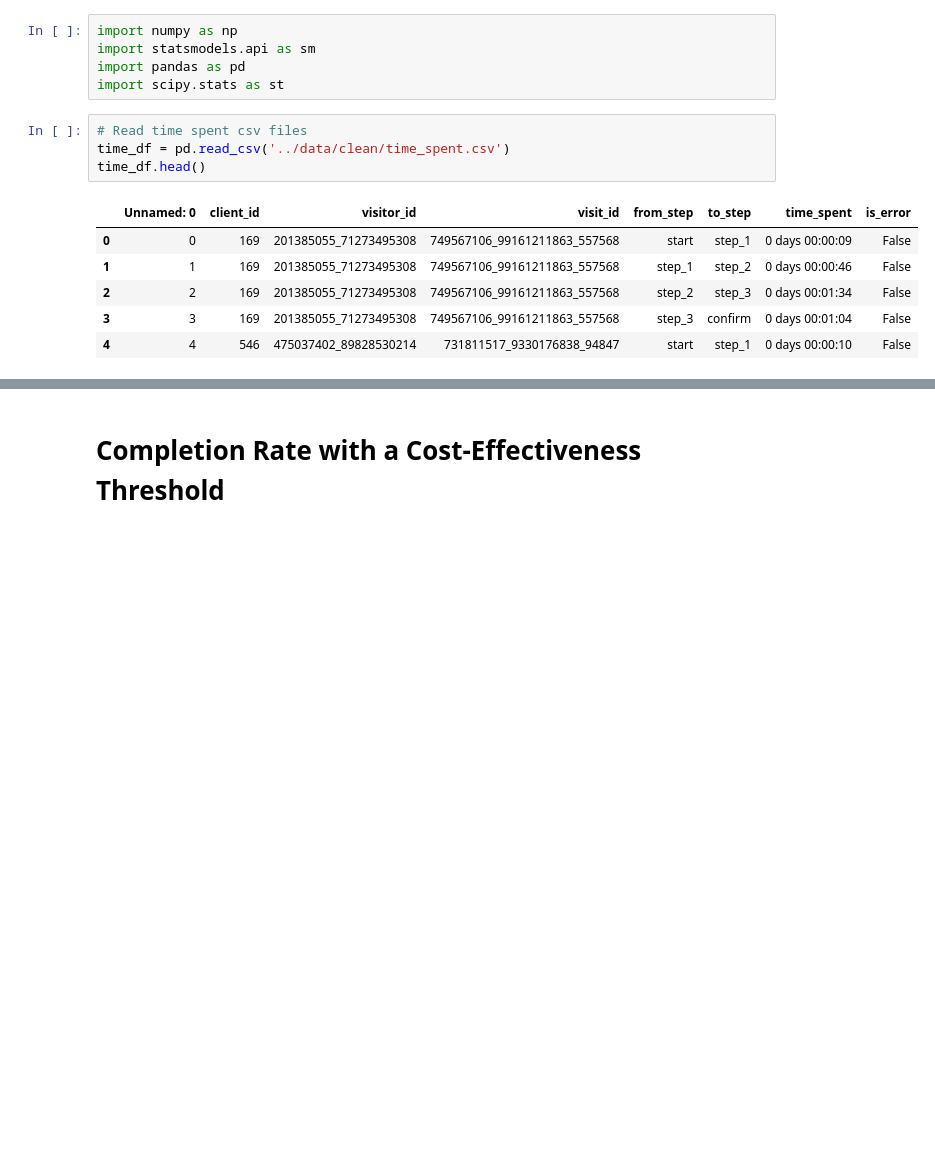
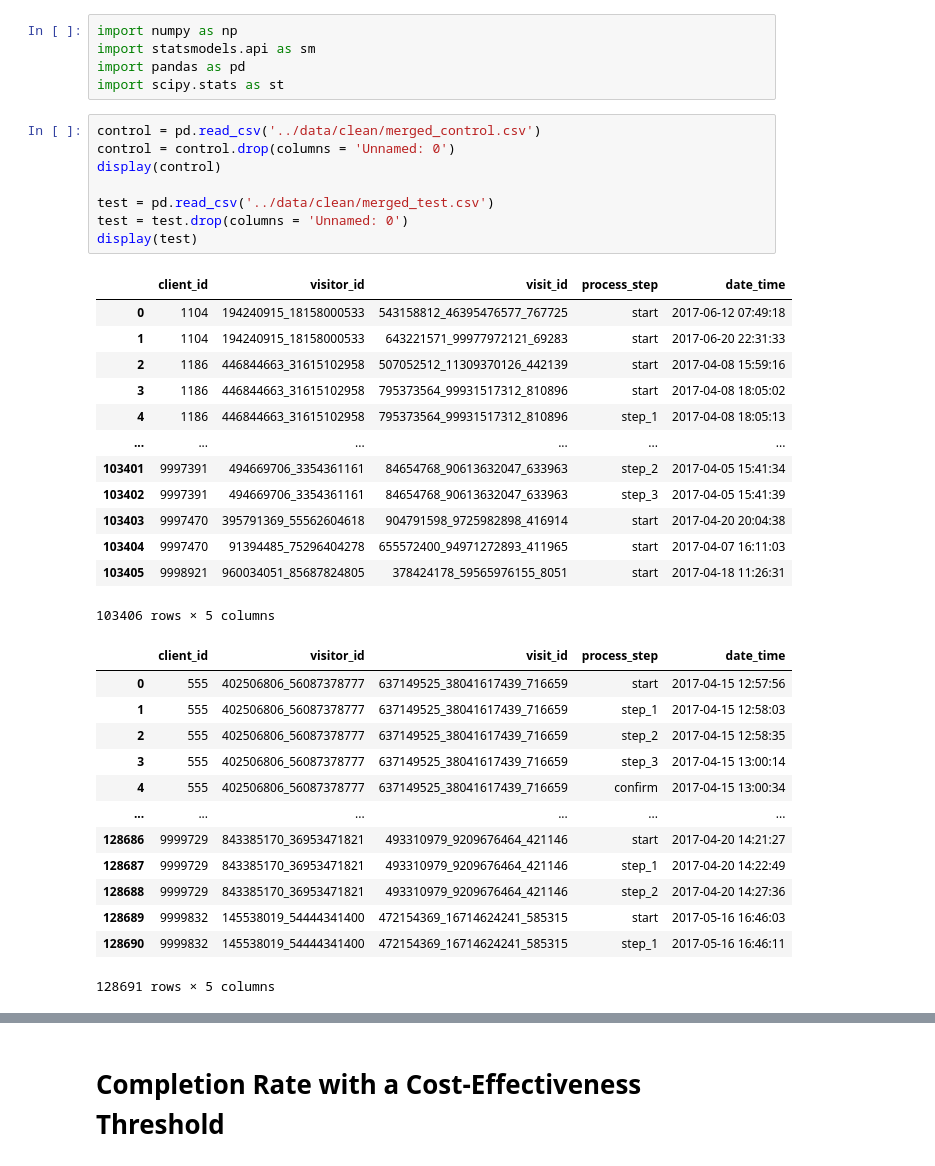
Before and after one commit to johannapfeil/vanguard-ab-test, a Jupyter notebook: notebooks/Hypothesis_Testing.ipynb, the cells around one changed output, grey strips where cells are left out. Cells and saved outputs as stored; diff of their text form; blank space fills up the shorter version.

```diff
--- a/notebooks/Hypothesis_Testing.ipynb
+++ b/notebooks/Hypothesis_Testing.ipynb
@@ -14,14 +14,38 @@ import statsmodels.api as sm
 import pandas as pd
 import scipy.stats as st
 # %%
-# Read time spent csv files
-time_df = pd.read_csv('../data/clean/time_spent.csv')
-time_df.head()
+control = pd.read_csv('../data/clean/merged_control.csv')
+control = control.drop(columns = 'Unnamed: 0')
+display(control)
+
+test = pd.read_csv('../data/clean/merged_test.csv')
+test = test.drop(columns = 'Unnamed: 0')
+display(test)
 # %% [output]
-|  | Unnamed: 0 | client_id | visitor_id | visit_id | from_step | to_step | time_spent | is_error |
-| 0 | 0 | 169 | 201385055_71273495308 | 749567106_99161211863_557568 | start | step_1 | 0 days 00:00:09 | False |
-| 1 | 1 | 169 | 201385055_71273495308 | 749567106_99161211863_557568 | step_1 | step_2 | 0 days 00:00:46 | False |
-| 2 | 2 | 169 | 201385055_71273495308 | 749567106_99161211863_557568 | step_2 | step_3 | 0 days 00:01:34 | False |
-| 3 | 3 | 169 | 201385055_71273495308 | 749567106_99161211863_557568 | step_3 | confirm | 0 days 00:01:04 | False |
-| 4 | 4 | 546 | 475037402_89828530214 | 731811517_9330176838_94847 | start | step_1 | 0 days 00:00:10 | False |
+|  | client_id | visitor_id | visit_id | process_step | date_time |
+| 0 | 1104 | 194240915_18158000533 | 543158812_46395476577_767725 | start | 2017-06-12 07:49:18 |
+| 1 | 1104 | 194240915_18158000533 | 643221571_99977972121_69283 | start | 2017-06-20 22:31:33 |
+| 2 | 1186 | 446844663_31615102958 | 507052512_11309370126_442139 | start | 2017-04-08 15:59:16 |
+| 3 | 1186 | 446844663_31615102958 | 795373564_99931517312_810896 | start | 2017-04-08 18:05:02 |
+| 4 | 1186 | 446844663_31615102958 | 795373564_99931517312_810896 | step_1 | 2017-04-08 18:05:13 |
+| ... | ... | ... | ... | ... | ... |
+| 103401 | 9997391 | 494669706_3354361161 | 84654768_90613632047_633963 | step_2 | 2017-04-05 15:41:34 |
+| 103402 | 9997391 | 494669706_3354361161 | 84654768_90613632047_633963 | step_3 | 2017-04-05 15:41:39 |
+| 103403 | 9997470 | 395791369_55562604618 | 904791598_9725982898_416914 | start | 2017-04-20 20:04:38 |
+| 103404 | 9997470 | 91394485_75296404278 | 655572400_94971272893_411965 | start | 2017-04-07 16:11:03 |
+| 103405 | 9998921 | 960034051_85687824805 | 378424178_59565976155_8051 | start | 2017-04-18 11:26:31 |
+103406 rows × 5 columns
+|  | client_id | visitor_id | visit_id | process_step | date_time |
+| 0 | 555 | 402506806_56087378777 | 637149525_38041617439_716659 | start | 2017-04-15 12:57:56 |
+| 1 | 555 | 402506806_56087378777 | 637149525_38041617439_716659 | step_1 | 2017-04-15 12:58:03 |
+| 2 | 555 | 402506806_56087378777 | 637149525_38041617439_716659 | step_2 | 2017-04-15 12:58:35 |
+| 3 | 555 | 402506806_56087378777 | 637149525_38041617439_716659 | step_3 | 2017-04-15 13:00:14 |
+| 4 | 555 | 402506806_56087378777 | 637149525_38041617439_716659 | confirm | 2017-04-15 13:00:34 |
+| ... | ... | ... | ... | ... | ... |
+| 128686 | 9999729 | 843385170_36953471821 | 493310979_9209676464_421146 | start | 2017-04-20 14:21:27 |
+| 128687 | 9999729 | 843385170_36953471821 | 493310979_9209676464_421146 | step_1 | 2017-04-20 14:22:49 |
+| 128688 | 9999729 | 843385170_36953471821 | 493310979_9209676464_421146 | step_2 | 2017-04-20 14:27:36 |
+| 128689 | 9999832 | 145538019_54444341400 | 472154369_16714624241_585315 | start | 2017-05-16 16:46:03 |
+| 128690 | 9999832 | 145538019_54444341400 | 472154369_16714624241_585315 | step_1 | 2017-05-16 16:46:11 |
+128691 rows × 5 columns
 # %%
```
Also changed, not shown: parts of 5 cells of this notebook, 20 other files.
